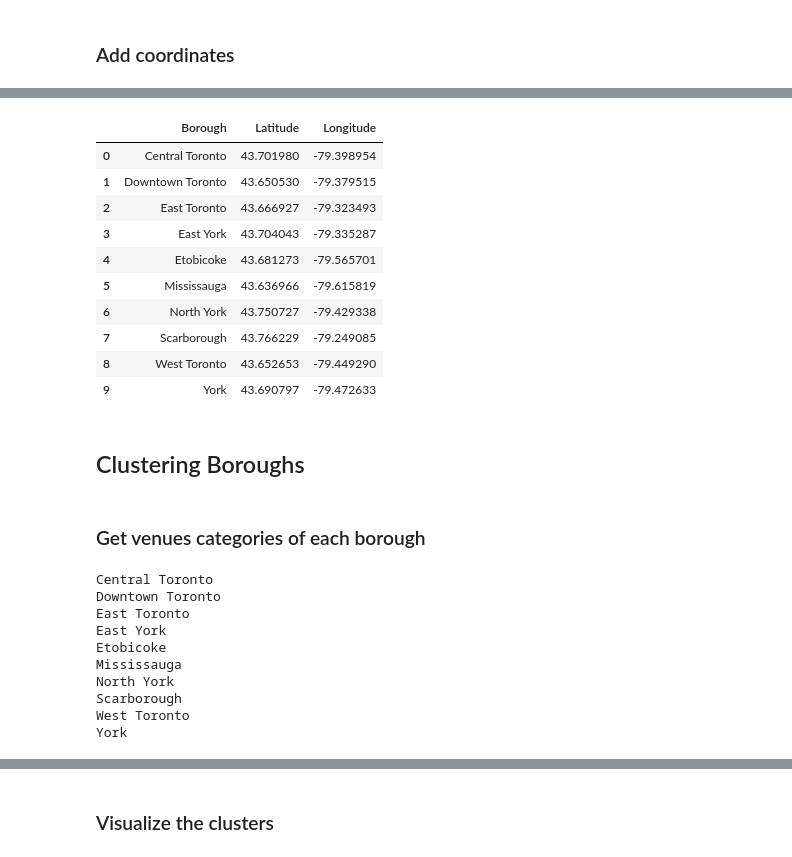
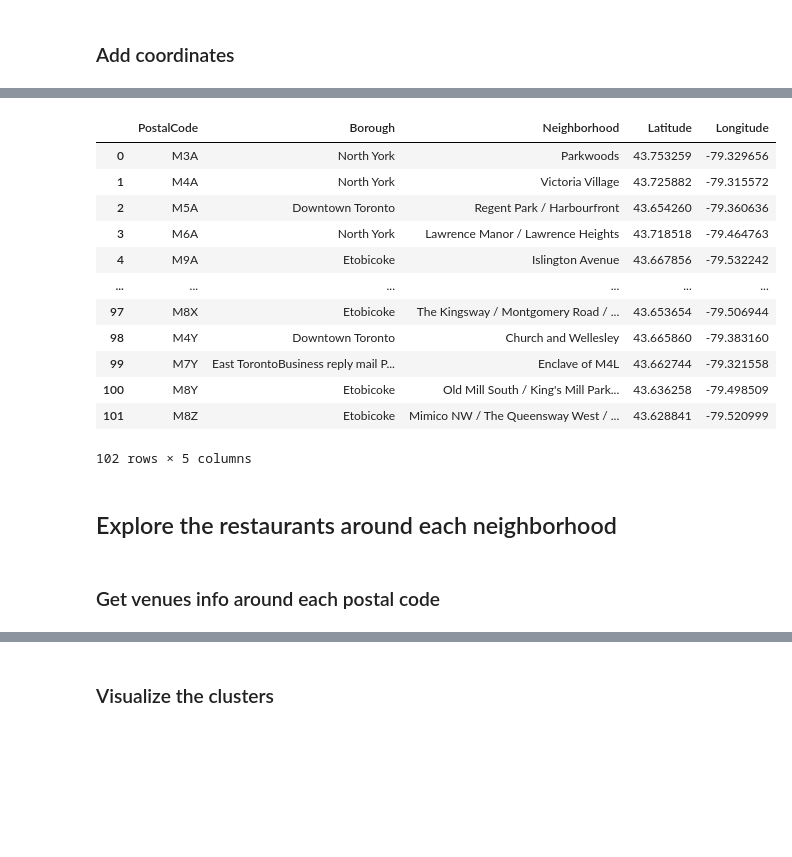
Before and after one commit to YikunLiu0801/Clustering-Location-Selection-for-a-New-Restaurant, a Jupyter notebook: Capstone Project.ipynb, the cells around one changed output, grey strips where cells are left out. Saved outputs shown, nothing was run; the diff lists cells and outputs as text; code cells hidden in the pictures; blank space fills up the shorter version.

```diff
--- a/Capstone Project.ipynb
+++ b/Capstone Project.ipynb
@@ -39,16 +41,12 @@ df.Borough = Borough
 df = df[df.Borough != 'Not assigned'].reset_index(drop = True)
 # %%
 # clean the 'Borough' and 'Neighborhood' columns to the right format
-for i in range(len(df.Borough)):
+for i in range(len(df)):
     l = df.Borough[i].split('(')
     df.Borough[i] = l[0]
     try:
-        if l[1][-1] == ')':
-            df.Neighborhood[i] = l[1][:,-1].replace('/',',')
-        else:
-            df.Neighborhood[i] = l[1].replace('/',',')
+        df.Neighborhood[i] = l[1]
     except:
         df.Neighborhood[i] = l[0]
+    if df.Neighborhood[i][-1] == ')':
+        df.Neighborhood[i] = df.Neighborhood[i][:-1]
-# %%
-df = df.drop(4,0).reset_index(drop = True)
-df.head()
@@ -61,0 +53,6 @@ df.head()
+# %%
+for i in range(len(df)):
+    if '/' in df.Borough[i]:
+        df = df[df.index != i]
+df = df.reset_index(drop = True)
+df.head()
@@ -103,19 +77,21 @@ See the caveats in the documentation: https://pandas.pydata.org/pandas-docs/stab
-# %%
-df_bor
-# %% [output]
-|  | Borough | Latitude | Longitude |
-| 0 | Central Toronto | 43.701980 | -79.398954 |
-| 1 | Downtown Toronto | 43.650530 | -79.379515 |
-| 2 | East Toronto | 43.666927 | -79.323493 |
-| 3 | East York | 43.704043 | -79.335287 |
-| 4 | Etobicoke | 43.681273 | -79.565701 |
-| 5 | Mississauga | 43.636966 | -79.615819 |
-| 6 | North York | 43.750727 | -79.429338 |
-| 7 | Scarborough | 43.766229 | -79.249085 |
-| 8 | West Toronto | 43.652653 | -79.449290 |
-| 9 | York | 43.690797 | -79.472633 |
-# %% [markdown]
-## Clustering Boroughs
+# %%
+df
+# %% [output]
+|  | PostalCode | Borough | Neighborhood | Latitude | Longitude |
+| 0 | M3A | North York | Parkwoods | 43.753259 | -79.329656 |
+| 1 | M4A | North York | Victoria Village | 43.725882 | -79.315572 |
+| 2 | M5A | Downtown Toronto | Regent Park / Harbourfront | 43.654260 | -79.360636 |
+| 3 | M6A | North York | Lawrence Manor / Lawrence Heights | 43.718518 | -79.464763 |
+| 4 | M9A | Etobicoke | Islington Avenue | 43.667856 | -79.532242 |
+| ... | ... | ... | ... | ... | ... |
+| 97 | M8X | Etobicoke | The Kingsway / Montgomery Road / ... | 43.653654 | -79.506944 |
+| 98 | M4Y | Downtown Toronto | Church and Wellesley | 43.665860 | -79.383160 |
+| 99 | M7Y | East TorontoBusiness reply mail P... | Enclave of M4L | 43.662744 | -79.321558 |
+| 100 | M8Y | Etobicoke | Old Mill South / King's Mill Park... | 43.636258 | -79.498509 |
+| 101 | M8Z | Etobicoke | Mimico NW / The Queensway West / ... | 43.628841 | -79.520999 |
+102 rows × 5 columns
+# %% [markdown]
+## Explore the restaurants around each neighborhood
 # %% [markdown]
-### Get venues categories of each borough
+### Get venues info around each postal code
 # %%
@@ -153,15 +130,4 @@ def getNearbyVenues(names, latitudes, longitudes, radius=2000,LIMIT = 50):
 
     return(nearby_venues)
 # %%
-toronto_venues = getNearbyVenues(names=df_bor['Borough'],latitudes=df_bor['Latitude'],longitudes=df_bor['Longitude'])
+venues = getNearbyVenues(postcodes=df['PostalCode'],latitudes=df['Latitude'],longitudes=df['Longitude'])
-# %% [output]
-Central Toronto
-Downtown Toronto
-East Toronto
-East York
-Etobicoke
-Mississauga
-North York
-Scarborough
-West Toronto
-York
```
Also changed, not shown: parts of 40 cells of this notebook.
